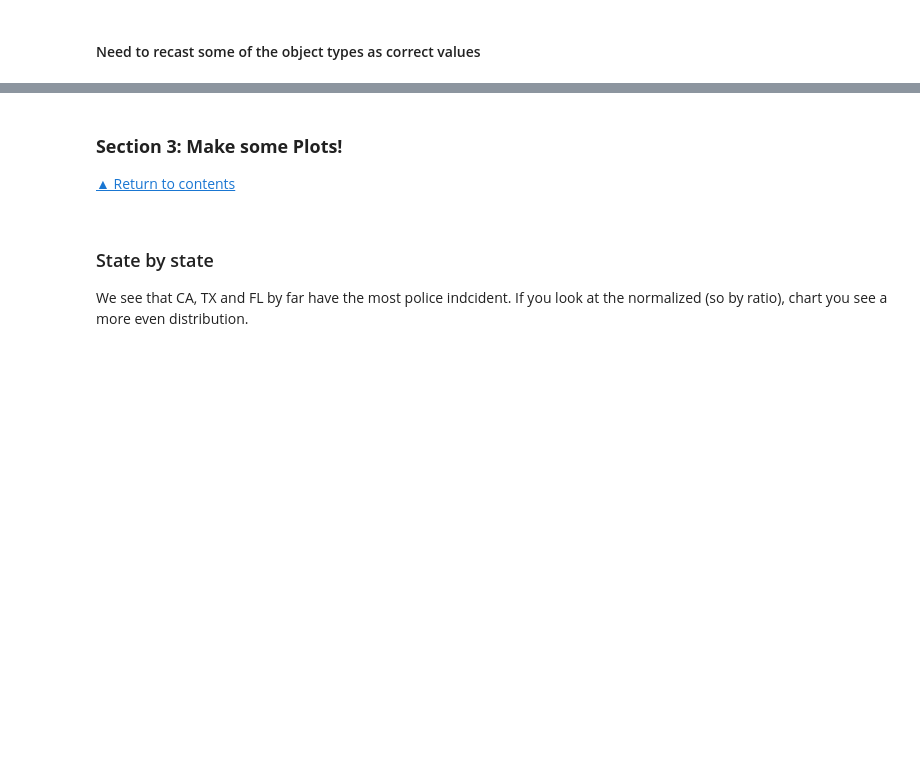
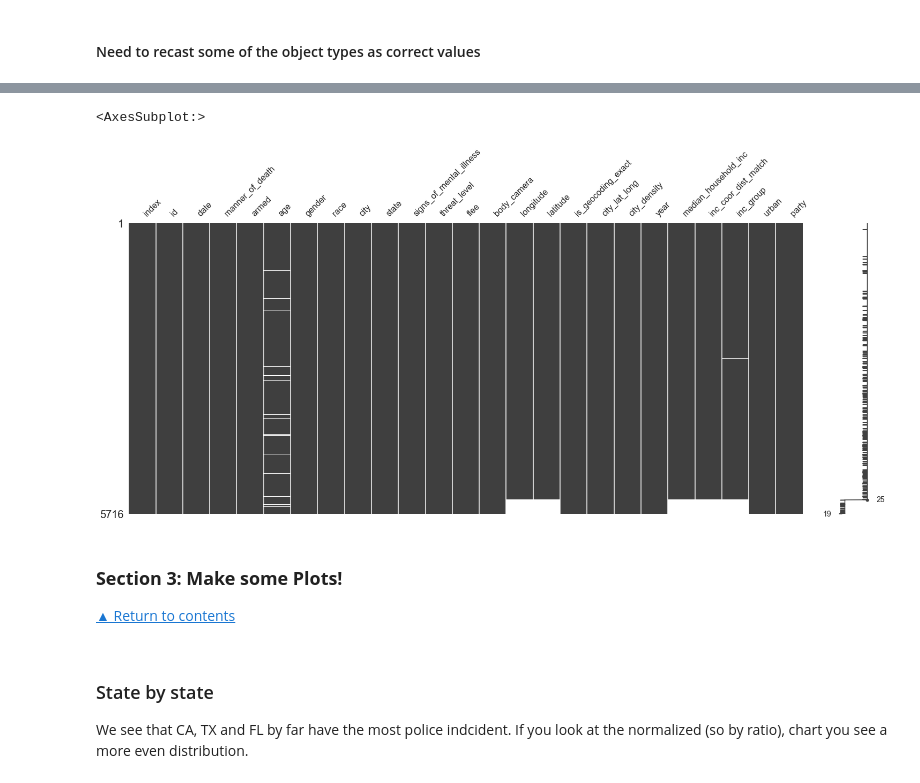
Before and after one commit to 10686142/CS109A-Project-Police-Violence-in-the-US, a Jupyter notebook: Final Report/For_Submission/final_team39_notebook.ipynb, the cells around one changed output, grey strips where cells are left out. Cells and saved outputs as stored; diff of their text form; code cells hidden in the pictures; blank space fills up the shorter version.

```diff
--- a/Final Report/For_Submission/final_team39_notebook.ipynb
+++ b/Final Report/For_Submission/final_team39_notebook.ipynb
@@ -1286,3 +1637,11 @@ df2.dtypes
+# %%
+# Program to visualize missing values in dataset
+
+# Visualize missing values as a matrix
+msno.matrix(df2)
+# %% [output]
+<AxesSubplot:>
+[figure, added]
 # %% [markdown]
 ### <div class='exercise'><b>Section 3: Make some Plots!</b></div>
 [▲ Return to contents](#Contents)
```
Also changed, not shown: parts of 85 cells of this notebook, 1 other file.
